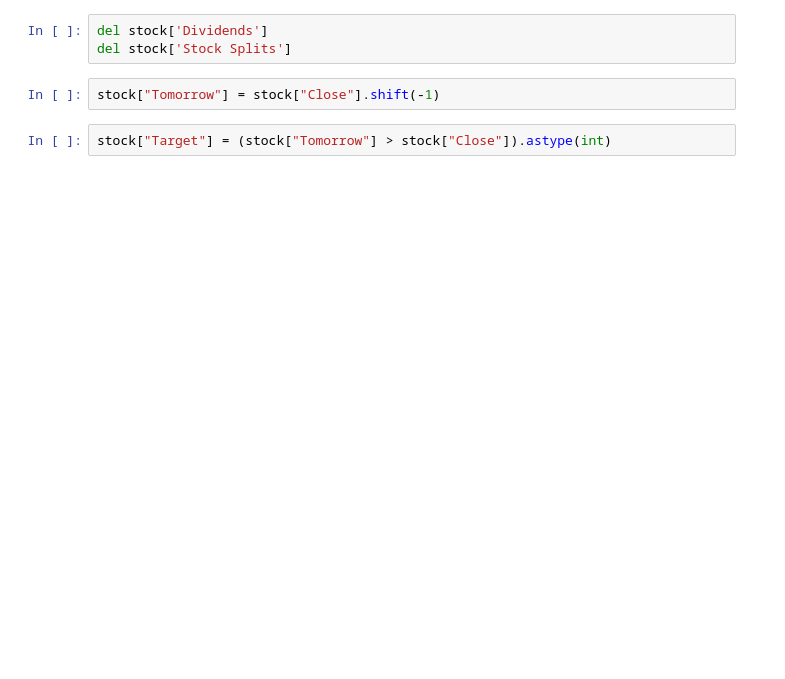
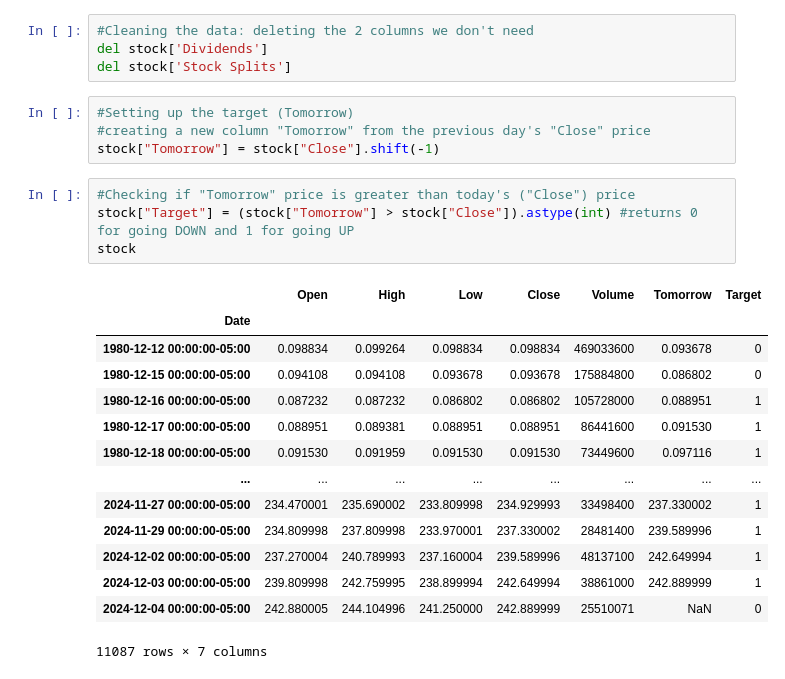
Before and after one commit to mirceabusegan/Project-4, a Jupyter notebook: Algo.ipynb, the cells around one changed output. Saved outputs shown, nothing was run; the diff lists cells and outputs as text; blank space fills up the shorter version.

```diff
--- a/Algo.ipynb
+++ b/Algo.ipynb
@@ -31,8 +41,28 @@ stock.plot.line(y='High', use_index=True)
 # %%
+#Cleaning the data: deleting the 2 columns we don't need
 del stock['Dividends']
 del stock['Stock Splits']
 # %%
+#Setting up the target (Tomorrow)
+#creating a new column "Tomorrow" from the previous day's "Close" price
 stock["Tomorrow"] = stock["Close"].shift(-1)
 # %%
-stock["Target"] = (stock["Tomorrow"] > stock["Close"]).astype(int)
+#Checking if "Tomorrow" price is greater than today's ("Close") price
+stock["Target"] = (stock["Tomorrow"] > stock["Close"]).astype(int) #returns 0 for going DOWN and 1 for going UP
+stock
+# %% [output]
+|  | Open | High | Low | Close | Volume | Tomorrow | Target |
+| Date |  |  |  |  |  |  |  |
+| 1980-12-12 00:00:00-05:00 | 0.098834 | 0.099264 | 0.098834 | 0.098834 | 469033600 | 0.093678 | 0 |
+| 1980-12-15 00:00:00-05:00 | 0.094108 | 0.094108 | 0.093678 | 0.093678 | 175884800 | 0.086802 | 0 |
+| 1980-12-16 00:00:00-05:00 | 0.087232 | 0.087232 | 0.086802 | 0.086802 | 105728000 | 0.088951 | 1 |
+| 1980-12-17 00:00:00-05:00 | 0.088951 | 0.089381 | 0.088951 | 0.088951 | 86441600 | 0.091530 | 1 |
+| 1980-12-18 00:00:00-05:00 | 0.091530 | 0.091959 | 0.091530 | 0.091530 | 73449600 | 0.097116 | 1 |
+| ... | ... | ... | ... | ... | ... | ... | ... |
+| 2024-11-27 00:00:00-05:00 | 234.470001 | 235.690002 | 233.809998 | 234.929993 | 33498400 | 237.330002 | 1 |
+| 2024-11-29 00:00:00-05:00 | 234.809998 | 237.809998 | 233.970001 | 237.330002 | 28481400 | 239.589996 | 1 |
+| 2024-12-02 00:00:00-05:00 | 237.270004 | 240.789993 | 237.160004 | 239.589996 | 48137100 | 242.649994 | 1 |
+| 2024-12-03 00:00:00-05:00 | 239.809998 | 242.759995 | 238.899994 | 242.649994 | 38861000 | 242.889999 | 1 |
+| 2024-12-04 00:00:00-05:00 | 242.880005 | 244.104996 | 241.250000 | 242.889999 | 25510071 | NaN | 0 |
+11087 rows × 7 columns
 # %%
```
Also changed, not shown: parts of 24 cells of this notebook, 9 other files.
